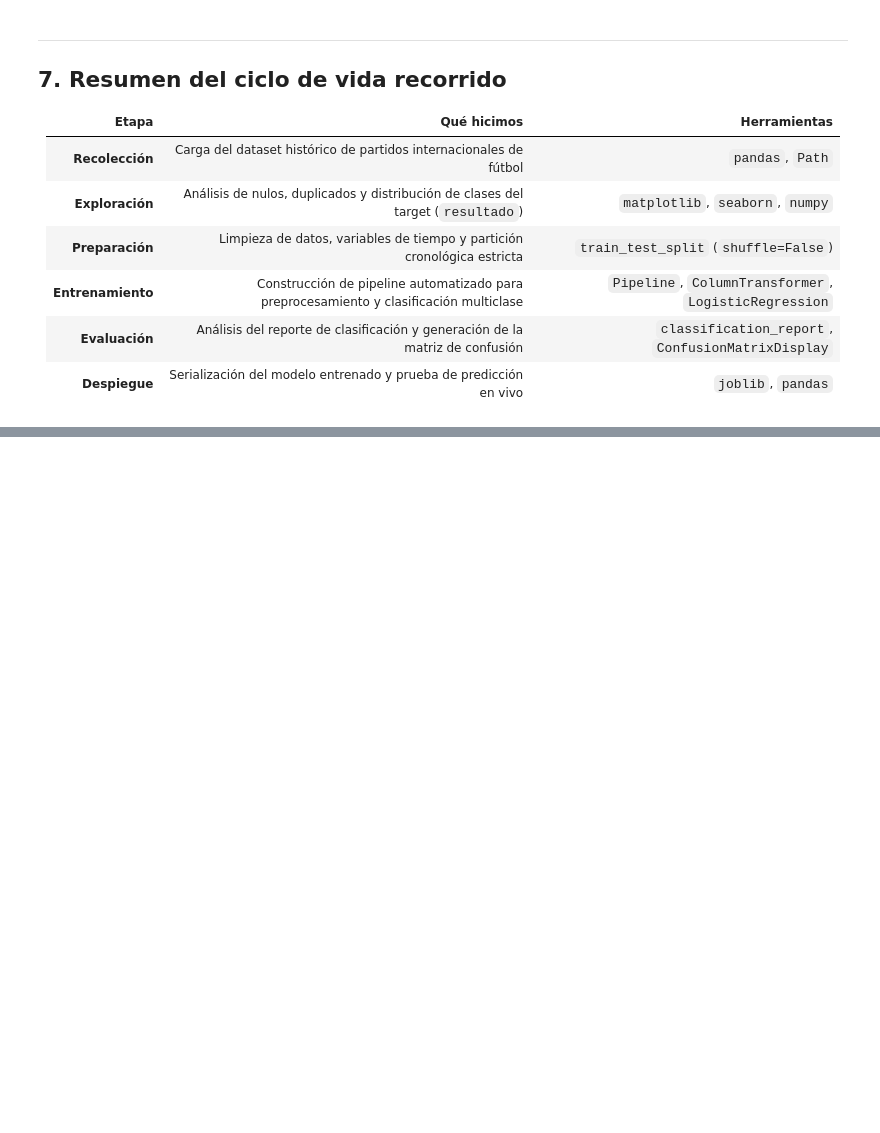
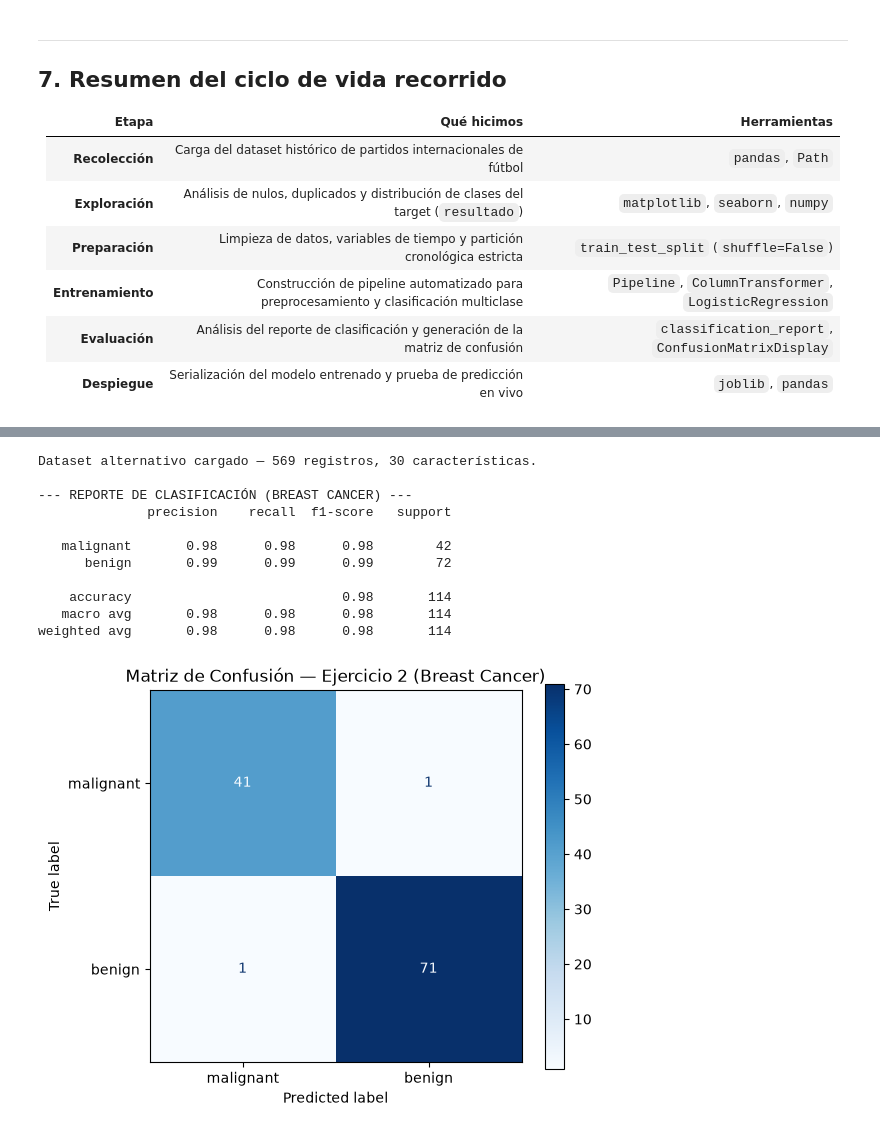
Before and after one commit to renzoloyola01-dotcom/IngenieriaDelConocimiento, a Jupyter notebook: Tarea1.ipynb, the cells around one changed output, grey strips where cells are left out. Drawn from its saved outputs; the diff is of its cells as text; code cells hidden in the pictures; blank space fills up the shorter version.

Commit message:
Proyecto completo: modelo de futbol y ejercicios propuestos

```diff
--- a/Tarea1.ipynb
+++ b/Tarea1.ipynb
@@ -377,0 +492,60 @@ Probabilidades calculadas:
+# %%
+from sklearn.datasets import load_breast_cancer
+from sklearn.model_selection import train_test_split
+from sklearn.pipeline import Pipeline
+from sklearn.preprocessing import StandardScaler
+from sklearn.linear_model import LogisticRegression
+from sklearn.metrics import classification_report, ConfusionMatrixDisplay
+import matplotlib.pyplot as plt
+
+# ==========================================
+# Ejercicio 2: Nuevo dataset (Breast Cancer), mismo pipeline
+# ==========================================
+
+# 1. Carga del dataset alternativo
+data = load_breast_cancer()
+X_cancer = data.data
+y_cancer = data.target
+
+print(f"Dataset alternativo cargado — {X_cancer.shape[0]} registros, {X_cancer.shape[1]} características.")
+
+# 2. Partición de datos
+X_train_c, X_test_c, y_train_c, y_test_c = train_test_split(
+    X_cancer, y_cancer, test_size=0.20, random_state=42, stratify=y_cancer
+)
+
+# 3. Construcción del Pipeline
+pipeline_cancer = Pipeline(steps=[
+    ('scaler', StandardScaler()),
+    ('clasificador', LogisticRegression(max_iter=2000))
+])
+
+# 4. Entrenamiento y Evaluación
+pipeline_cancer.fit(X_train_c, y_train_c)
+y_pred_c = pipeline_cancer.predict(X_test_c)
+
+print('\n--- REPORTE DE CLASIFICACIÓN (BREAST CANCER) ---')
+print(classification_report(y_test_c, y_pred_c, target_names=data.target_names))
+
+# 5. Matriz de confusión
+fig, ax = plt.subplots(figsize=(6, 5))
+ConfusionMatrixDisplay.from_predictions(
+    y_test_c, y_pred_c, ax=ax, cmap='Blues',
+    display_labels=data.target_names
+)
+plt.title('Matriz de Confusión — Ejercicio 2 (Breast Cancer)')
+plt.grid(False)
+plt.show()
+# %% [output]
+Dataset alternativo cargado — 569 registros, 30 características.
+
+--- REPORTE DE CLASIFICACIÓN (BREAST CANCER) ---
+              precision    recall  f1-score   support
+
+   malignant       0.98      0.98      0.98        42
+      benign       0.99      0.99      0.99        72
+
+    accuracy                           0.98       114
+   macro avg       0.98      0.98      0.98       114
+weighted avg       0.98      0.98      0.98       114
+[figure, added]
```
Also changed, not shown: parts of 6 cells of this notebook, 6 other files.
